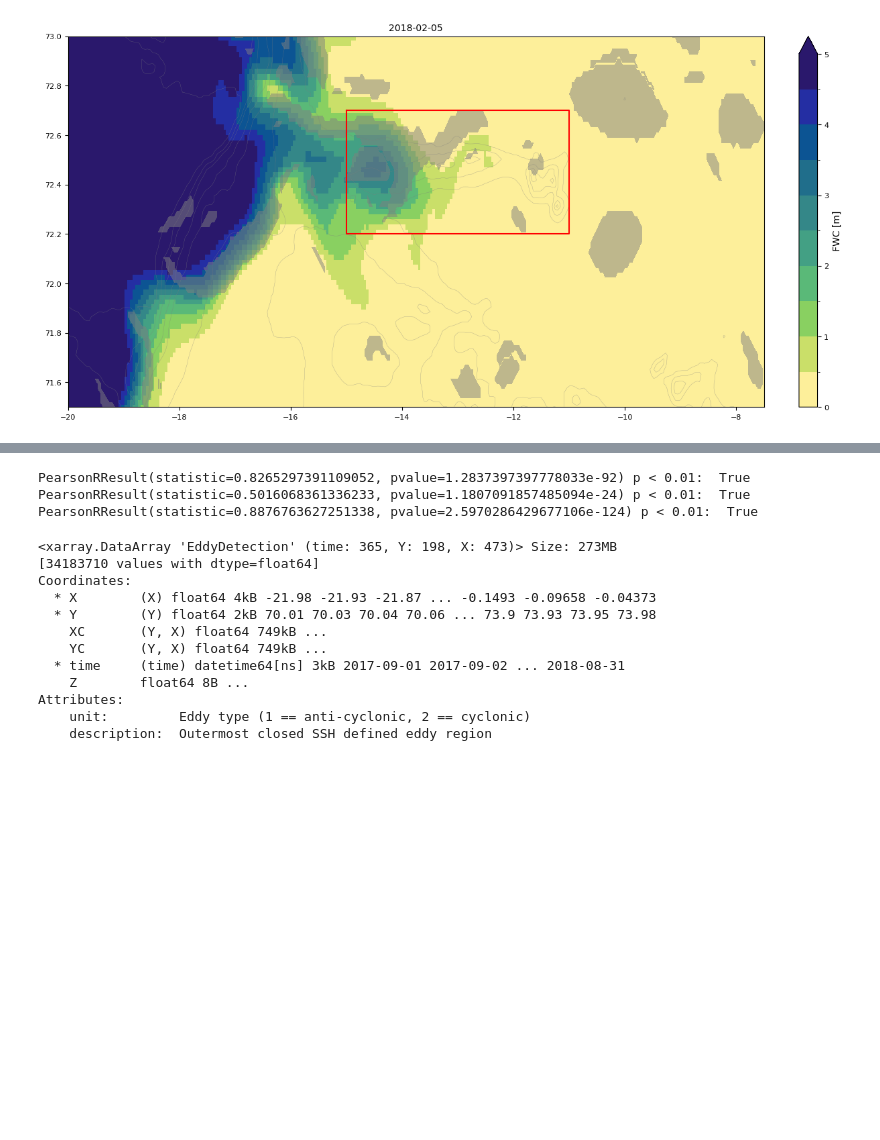
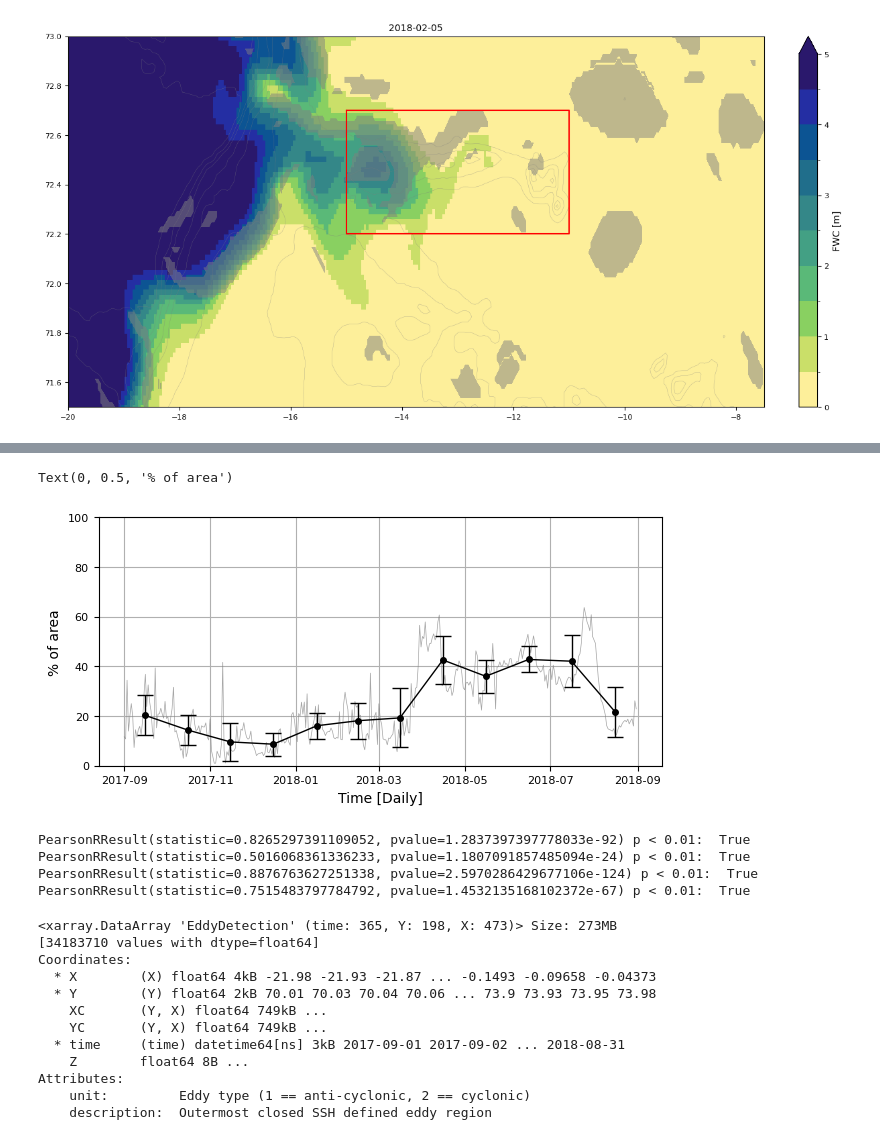
Before and after one commit to EirikKvamme/MScEirik, a Jupyter notebook: Eddies/FWTfromShelf.ipynb, the cells around one changed output, grey strips where cells are left out. Cells and saved outputs as stored; diff of their text form; code cells hidden in the pictures; blank space fills up the shorter version.

```diff
--- a/Eddies/FWTfromShelf.ipynb
+++ b/Eddies/FWTfromShelf.ipynb
@@ -154,6 +154,18 @@ FWC = xr.open_dataset(r'/nird/projects/NS9608K/MSc_EK/Data/FWC_full_domain.nc')[
 FWC = FWC.resample(time='D').mean(dim='time').rename('FWC')
 
 area = xr.open_dataset('/nird/projects/NS9608K/MSc_EK/Data/rA.nc')['rA'].sel(Y=slice(70,74),X=slice(-22,0))
+# %%
+def err_resample(dataset_d):
+    resampled_data = dataset_d.resample(time='ME').std()
+    new_time = []
+    for date in resampled_data['time'].values:
+        date = pd.Timestamp(date)
+        start_of_month = date.replace(day=1)
+        end_of_month = (start_of_month + pd.DateOffset(months=1)) - pd.Timedelta(days=1)
+        midpoint_of_month = start_of_month + (end_of_month - start_of_month) / 2
+        new_time.append(midpoint_of_month)
+    resampled_data['time'] = pd.to_datetime(new_time)
+    return resampled_data
 # %%
 if config_regrid_FWT:
     XC_mask = JMFZ_region.XC
@@ -275,0 +299,5 @@ fig.savefig(f'/nird/home/ekv036/MSc/Fig/JMR_EFWC',dpi=300, facecolor='w', edgeco
+# %%
+Eddy_area_NJMR = xr.ones_like(JMR_eddyRegion)
+Eddy_area_NJMR = Eddy_area_NJMR.where((JMR_eddyRegion == 1) | (JMR_eddyRegion == 4))*JMR_area
+Eddy_area_NJMR = Eddy_area_NJMR.sum(dim=['X','Y'])*10**(-6)
+display(Eddy_area_NJMR)
@@ -275,0 +322,5 @@ fig.savefig(f'/nird/home/ekv036/MSc/Fig/JMR_EFWC',dpi=300, facecolor='w', edgeco
+# %%
+sumArea = JMR_area.sum()*10**(-6)
+EddyArea_time = Eddy_area_NJMR/sumArea*100
+std_eddyArea = err_resample(EddyArea_time)
+print(sumArea)
@@ -276,3 +361,18 @@ fig.savefig(f'/nird/home/ekv036/MSc/Fig/JMR_EFWC',dpi=300, facecolor='w', edgeco
+# %%
+fig, ax = plt.subplots(
+    figsize=(6.2217,3), layout = 'constrained'
+)
+
+ax.plot(Eddy_area_NJMR.time,EddyArea_time,c='grey',alpha=0.7,linewidth=0.5)
+ax.errorbar(std_eddyArea.time.values,EddyArea_time.resample(time='ME').mean(),std_eddyArea,fmt='o-', color='black',markersize=4,linewidth=1, capsize=6,label='Monthly mean')
+ax.set_ylim(0,100)
+ax.grid()
+
+ax.set_xlabel('Time [Daily]')
+ax.set_ylabel(r'% of area')
+# %% [output]
+Text(0, 0.5, '% of area')
+[figure, added]
 # %%
 from scipy import stats
 res = stats.pearsonr(JMR_FWC_Sum,EJMR_FWC)
@@ -281,10 +381,14 @@ res = stats.pearsonr(JMR_FWC_Sum,OEJMR_FWC)
 print(res,'p < 0.01: ',res[1]<0.01)
 res = stats.pearsonr(JMR_FWC_Sum,CEJMR_FWC)
 print(res,'p < 0.01: ',res[1]<0.01)
+
+res = stats.pearsonr(JMR_FWC_Sum,EddyArea_time)
+print(res,'p < 0.01: ',res[1]<0.01)
 # %% [output]
 PearsonRResult(statistic=0.8265297391109052, pvalue=1.2837397397778033e-92) p < 0.01:  True
 PearsonRResult(statistic=0.5016068361336233, pvalue=1.1807091857485094e-24) p < 0.01:  True
 PearsonRResult(statistic=0.8876763627251338, pvalue=2.5970286429677106e-124) p < 0.01:  True
+PearsonRResult(statistic=0.7515483797784792, pvalue=1.4532135168102372e-67) p < 0.01:  True
 # %%
 eddyRegion
 # %% [output]
```
Also changed, not shown: parts of 6 cells of this notebook, 3 other files.
